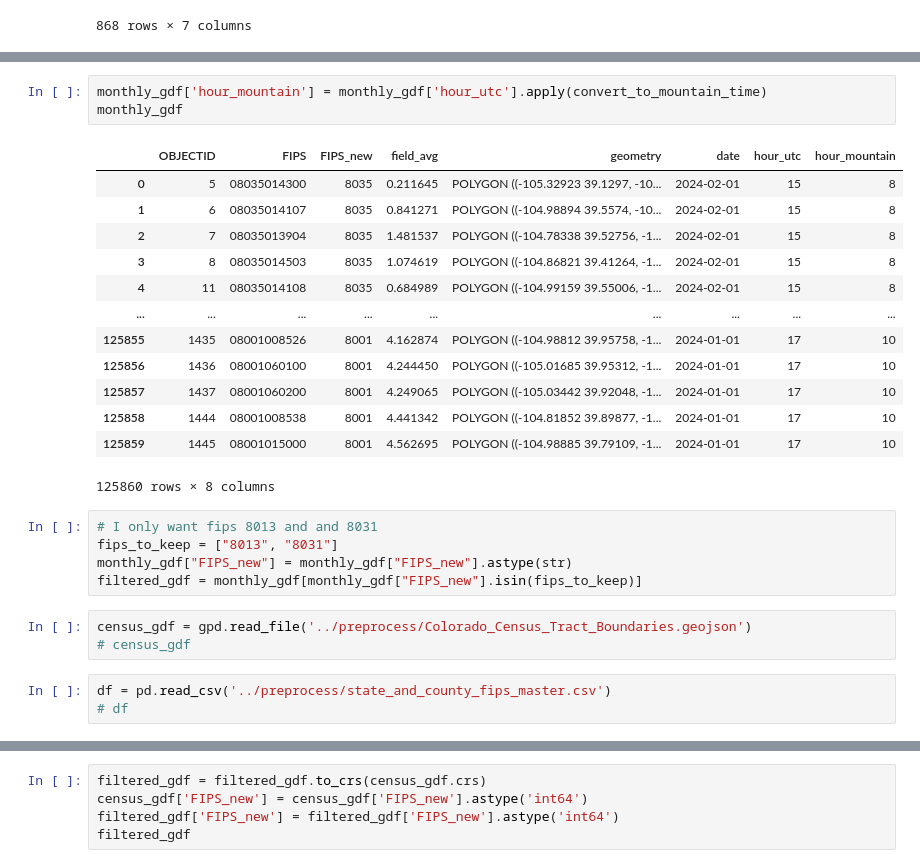
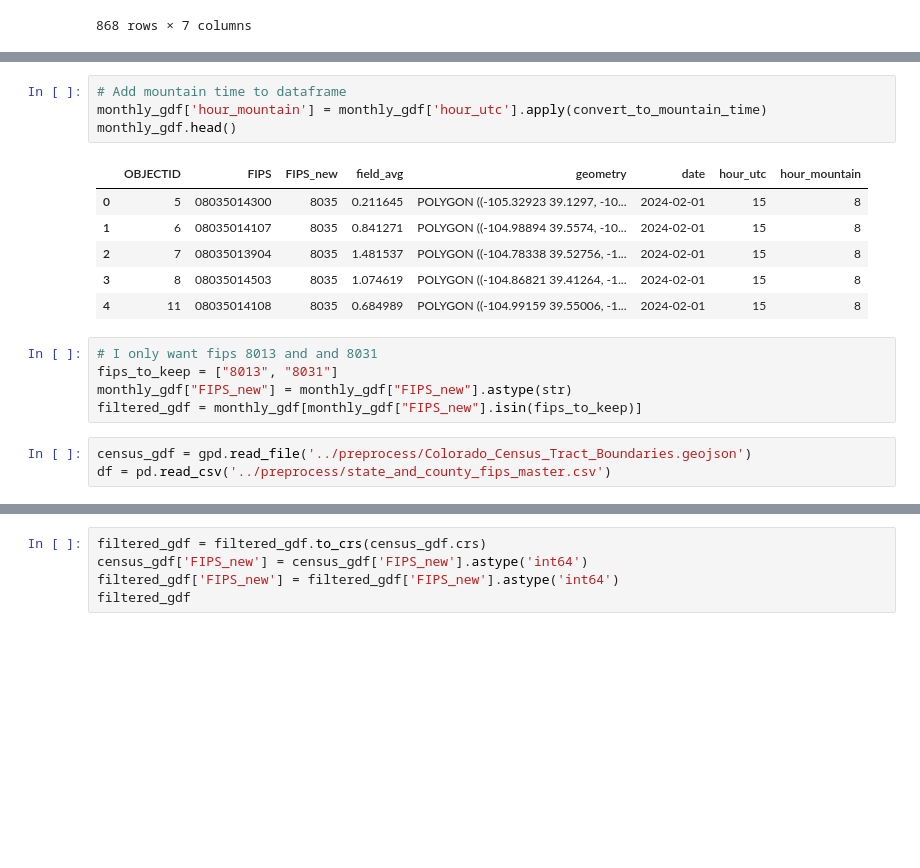
Before and after one commit to sararunkel/tempo-site, a Jupyter notebook: data/textile-source/textile_pattern_data.ipynb, the cells around one changed output, grey strips where cells are left out. Cells and saved outputs as stored; diff of their text form; blank space fills up the shorter version.

```diff
--- a/data/textile-source/textile_pattern_data.ipynb
+++ b/data/textile-source/textile_pattern_data.ipynb
@@ -116,20 +77,14 @@ monthly_gdf
 # %%
+# Add mountain time to dataframe
 monthly_gdf['hour_mountain'] = monthly_gdf['hour_utc'].apply(convert_to_mountain_time)
-monthly_gdf
+monthly_gdf.head()
 # %% [output]
 |  | OBJECTID | FIPS | FIPS_new | field_avg | geometry | date | hour_utc | hour_mountain |
 | 0 | 5 | 08035014300 | 8035 | 0.211645 | POLYGON ((-105.32923 39.1297, -10... | 2024-02-01 | 15 | 8 |
 | 1 | 6 | 08035014107 | 8035 | 0.841271 | POLYGON ((-104.98894 39.5574, -10... | 2024-02-01 | 15 | 8 |
 | 2 | 7 | 08035013904 | 8035 | 1.481537 | POLYGON ((-104.78338 39.52756, -1... | 2024-02-01 | 15 | 8 |
 | 3 | 8 | 08035014503 | 8035 | 1.074619 | POLYGON ((-104.86821 39.41264, -1... | 2024-02-01 | 15 | 8 |
 | 4 | 11 | 08035014108 | 8035 | 0.684989 | POLYGON ((-104.99159 39.55006, -1... | 2024-02-01 | 15 | 8 |
-| ... | ... | ... | ... | ... | ... | ... | ... | ... |
-| 125855 | 1435 | 08001008526 | 8001 | 4.162874 | POLYGON ((-104.98812 39.95758, -1... | 2024-01-01 | 17 | 10 |
-| 125856 | 1436 | 08001060100 | 8001 | 4.244450 | POLYGON ((-105.01685 39.95312, -1... | 2024-01-01 | 17 | 10 |
-| 125857 | 1437 | 08001060200 | 8001 | 4.249065 | POLYGON ((-105.03442 39.92048, -1... | 2024-01-01 | 17 | 10 |
-| 125858 | 1444 | 08001008538 | 8001 | 4.441342 | POLYGON ((-104.81852 39.89877, -1... | 2024-01-01 | 17 | 10 |
-| 125859 | 1445 | 08001015000 | 8001 | 4.562695 | POLYGON ((-104.98885 39.79109, -1... | 2024-01-01 | 17 | 10 |
-125860 rows × 8 columns
 # %%
 # I only want fips 8013 and and 8031
 fips_to_keep = ["8013", "8031"]
@@ -137,10 +92,7 @@ monthly_gdf["FIPS_new"] = monthly_gdf["FIPS_new"].astype(str)
 filtered_gdf = monthly_gdf[monthly_gdf["FIPS_new"].isin(fips_to_keep)]
 # %%
 census_gdf = gpd.read_file('../preprocess/Colorado_Census_Tract_Boundaries.geojson')
-# census_gdf
+df = pd.read_csv('../preprocess/state_and_county_fips_master.csv')
-# %%
-df = pd.read_csv('../preprocess/state_and_county_fips_master.csv')
-# df
 # %%
 co_df = df[df['state']=='CO'] # Filter to only Colorado
 # Create new column with County FIPS from tract fips
```
Also changed, not shown: parts of 16 cells of this notebook, 8 other files.
